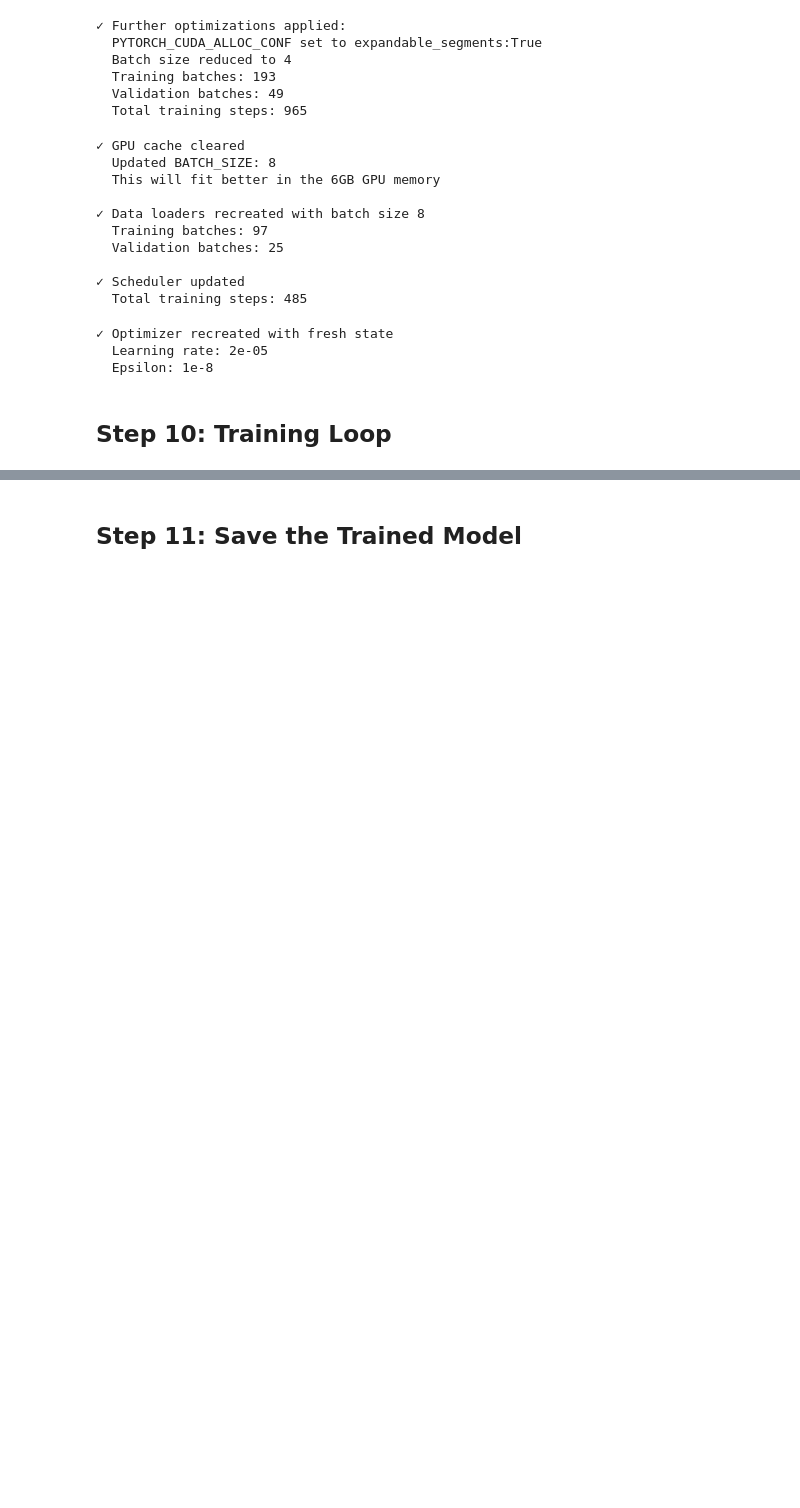
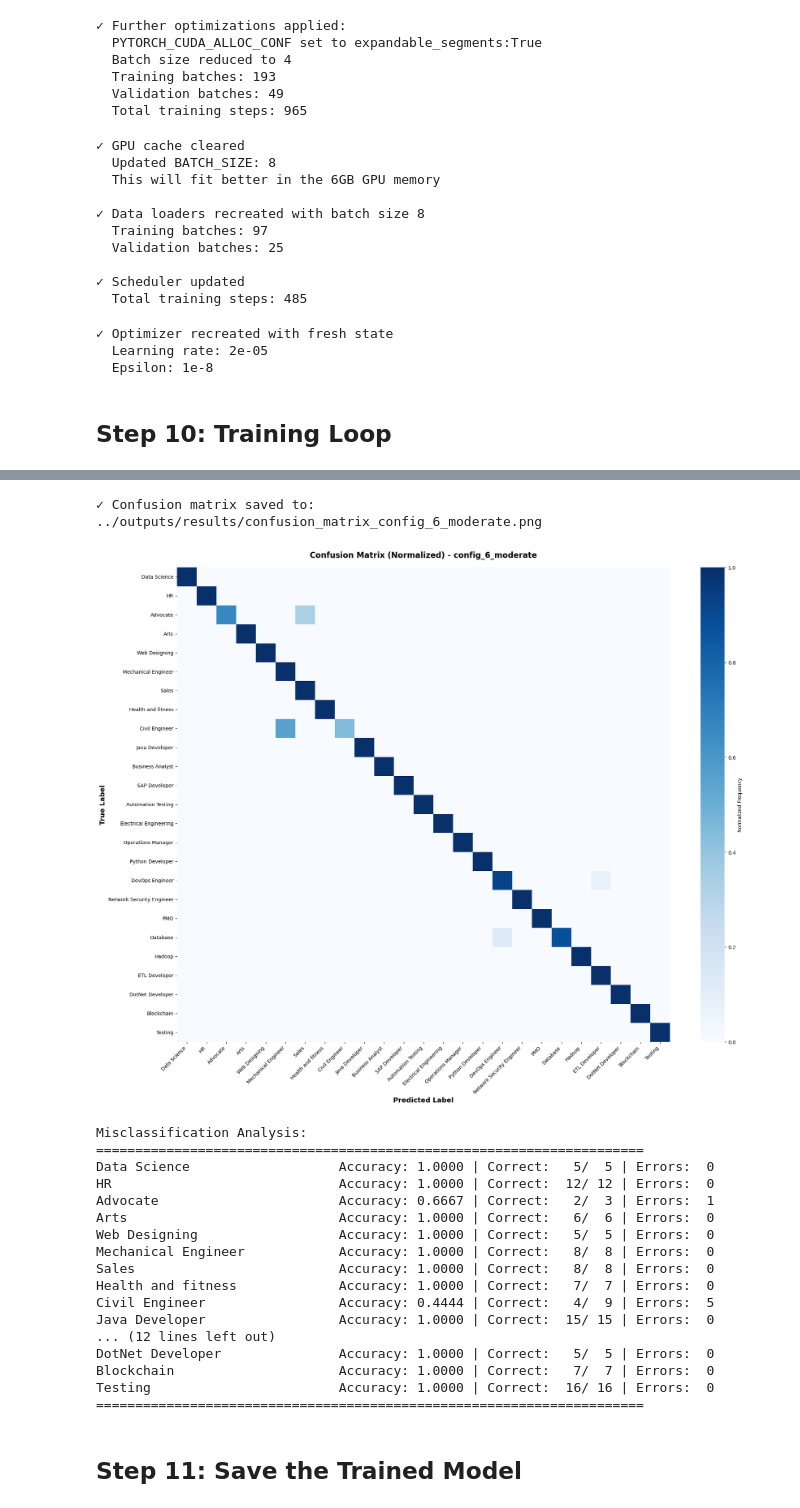
Before and after one commit to Swakyxd/Resume-Analyser, a Jupyter notebook: notebooks/resume_analyser.ipynb, the cells around one changed output, grey strips where cells are left out. Drawn from its saved outputs; the diff is of its cells as text; code cells hidden in the pictures; blank space fills up the shorter version.

```diff
--- a/notebooks/resume_analyser.ipynb
+++ b/notebooks/resume_analyser.ipynb
@@ -906,3 +1390,68 @@ Epoch 2/5
+# %%
+# Visualize confusion matrix
+from sklearn.metrics import confusion_matrix
+
+cm = confusion_matrix(final_labels, final_preds)
+
+# Create confusion matrix plot
+fig, ax = plt.subplots(figsize=(20, 16))
+
+# Normalize confusion matrix for better visualization
+cm_normalized = cm.astype('float') / cm.sum(axis=1)[:, np.newaxis]
+
+# Plot
+sns.heatmap(cm_normalized, annot=False, fmt='.2f', cmap='Blues',
+            xticklabels=category_names, yticklabels=category_names,
+            cbar_kws={'label': 'Normalized Frequency'}, ax=ax)
+
+ax.set_xlabel('Predicted Label', fontsize=14, fontweight='bold')
+ax.set_ylabel('True Label', fontsize=14, fontweight='bold')
+ax.set_title(f'Confusion Matrix (Normalized) - {SELECTED_CONFIG}',
+             fontsize=16, fontweight='bold', pad=20)
+
+plt.xticks(rotation=45, ha='right')
+plt.yticks(rotation=0)
+plt.tight_layout()
+
+# Save confusion matrix
+cm_path = f'../outputs/results/confusion_matrix_{SELECTED_CONFIG}.png'
+plt.savefig(cm_path, dpi=300, bbox_inches='tight')
+print(f"✓ Confusion matrix saved to: {cm_path}")
+
+plt.show()
+
+# Show misclassification statistics
+print("\nMisclassification Analysis:")
+print("="*70)
+correct_per_class = np.diag(cm)
+total_per_class = cm.sum(axis=1)
+accuracy_per_class = correct_per_class / total_per_class
+
+for i, (cat, acc) in enumerate(zip(category_names, accuracy_per_class)):
+    misclassified = total_per_class[i] - correct_per_class[i]
+    print(f"{cat:<30} Accuracy: {acc:.4f} | Correct: {correct_per_class[i]:>3}/{total_per_class[i]:>3} | Errors: {int(misclassified):>2}")
+
+print("="*70)
+# %% [output]
+✓ Confusion matrix saved to: ../outputs/results/confusion_matrix_config_6_moderate.png
+[figure, added]
+Misclassification Analysis:
+======================================================================
+Data Science                   Accuracy: 1.0000 | Correct:   5/  5 | Errors:  0
+HR                             Accuracy: 1.0000 | Correct:  12/ 12 | Errors:  0
+Advocate                       Accuracy: 0.6667 | Correct:   2/  3 | Errors:  1
+Arts                           Accuracy: 1.0000 | Correct:   6/  6 | Errors:  0
+Web Designing                  Accuracy: 1.0000 | Correct:   5/  5 | Errors:  0
+Mechanical Engineer            Accuracy: 1.0000 | Correct:   8/  8 | Errors:  0
+Sales                          Accuracy: 1.0000 | Correct:   8/  8 | Errors:  0
+Health and fitness             Accuracy: 1.0000 | Correct:   7/  7 | Errors:  0
+Civil Engineer                 Accuracy: 0.4444 | Correct:   4/  9 | Errors:  5
+Java Developer                 Accuracy: 1.0000 | Correct:  15/ 15 | Errors:  0
+... (12 lines left out)
+DotNet Developer               Accuracy: 1.0000 | Correct:   5/  5 | Errors:  0
+Blockchain                     Accuracy: 1.0000 | Correct:   7/  7 | Errors:  0
+Testing                        Accuracy: 1.0000 | Correct:  16/ 16 | Errors:  0
+======================================================================
 # %% [markdown]
 ## Step 11: Save the Trained Model
 # %%
```
Also changed, not shown: parts of 16 cells of this notebook, 1 other file.
